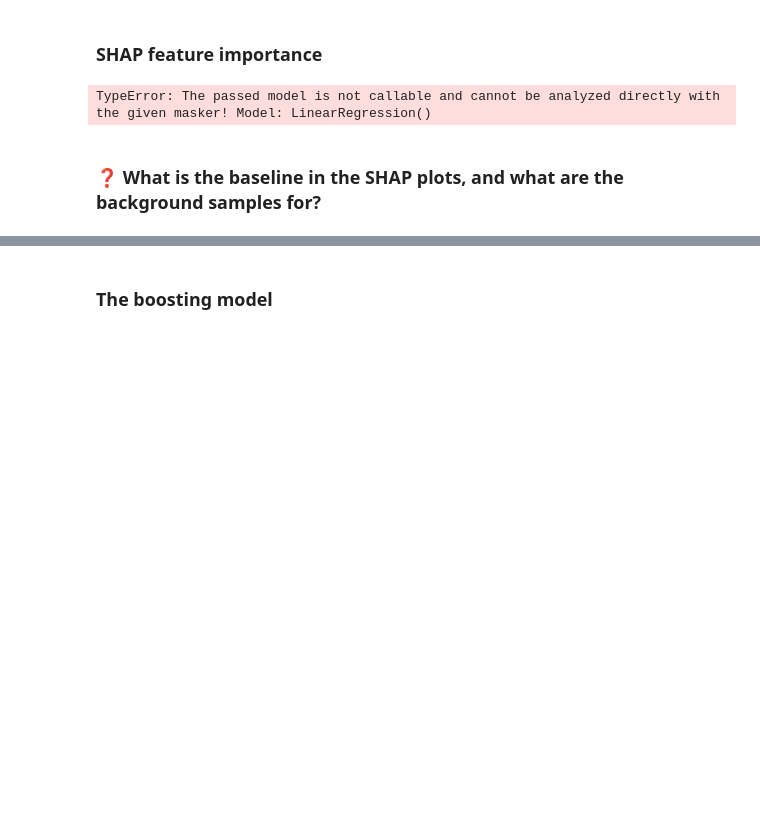
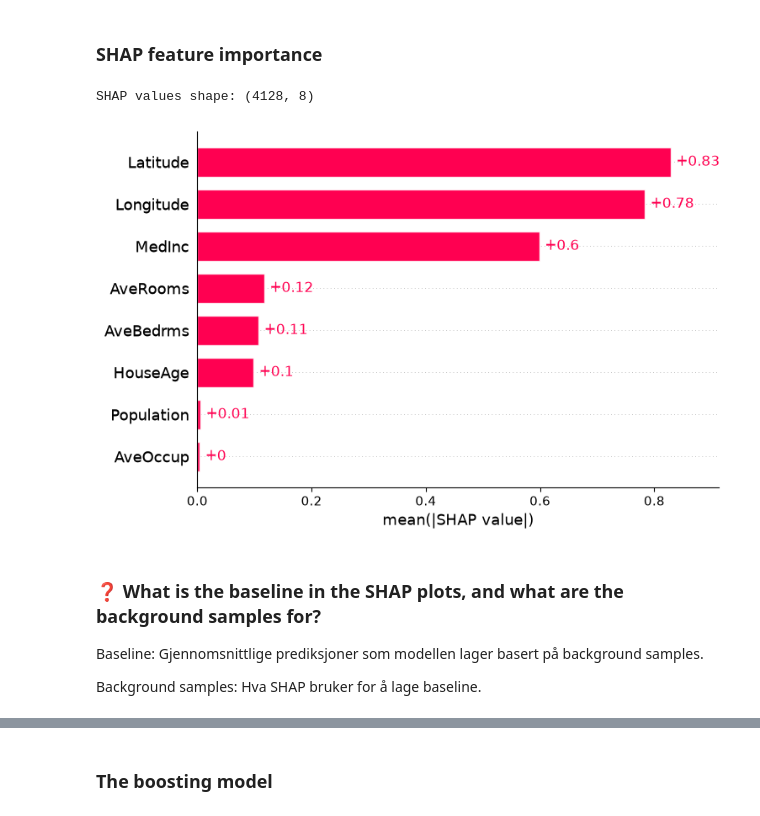
Before and after one commit to imqn01/-Reinforcement-Learning-and-Explainable-Ai, a Jupyter notebook: Project4_XAI.ipynb, the cells around one changed output, grey strips where cells are left out. Saved outputs shown, nothing was run; the diff lists cells and outputs as text; code cells hidden in the pictures; blank space fills up the shorter version.

```diff
--- a/Project4_XAI.ipynb
+++ b/Project4_XAI.ipynb
@@ -115,14 +115,20 @@ plt.show()
 ### SHAP feature importance
 # %%
 # We need to provide SHAP a background dataset for reference samples.
-background = None # TODO
+background = shap.sample(X_train, 100, random_state=0)
 explainer = shap.Explainer(linear_model, background)
-shap_values = None # TODO: Compute SHAP values for the test set
+shap_values = explainer(X_test)#None # : Compute SHAP values for the test set
 print(f"SHAP values shape: {shap_values.shape}")
-# TODO: bar plot with averaged absolute SHAP values
+# : bar plot with averaged absolute SHAP values
+
+shap.plots.bar(shap_values)
 # %% [output]
-TypeError: The passed model is not callable and cannot be analyzed directly with the given masker! Model: LinearRegression()
+SHAP values shape: (4128, 8)
+[figure, added]
 # %% [markdown]
 ### ❓ What is the baseline in the SHAP plots, and what are the background samples for?
+Baseline: Gjennomsnittlige prediksjoner som modellen lager basert på background samples.
+
+Background samples: Hva SHAP bruker for å lage baseline.
 # %% [markdown]
 ### ❓ The coefficient plot and SHAP disagree on which features are important. Why, and which do you prefer? (hint: plot feature histograms)
```
Also changed, not shown: parts of 24 cells of this notebook.
